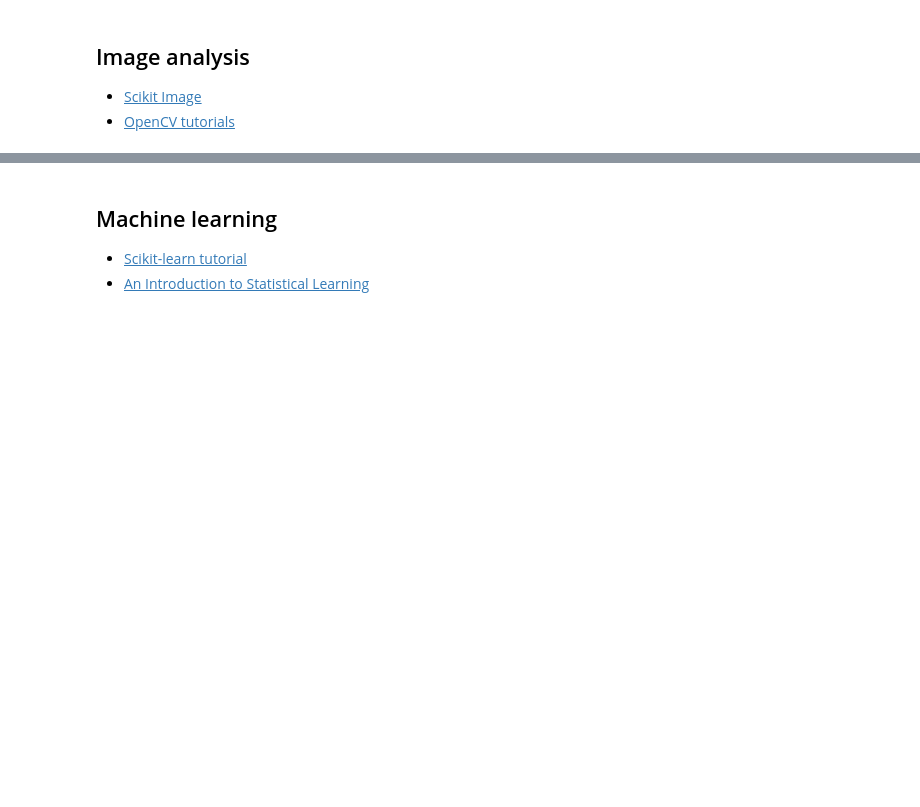
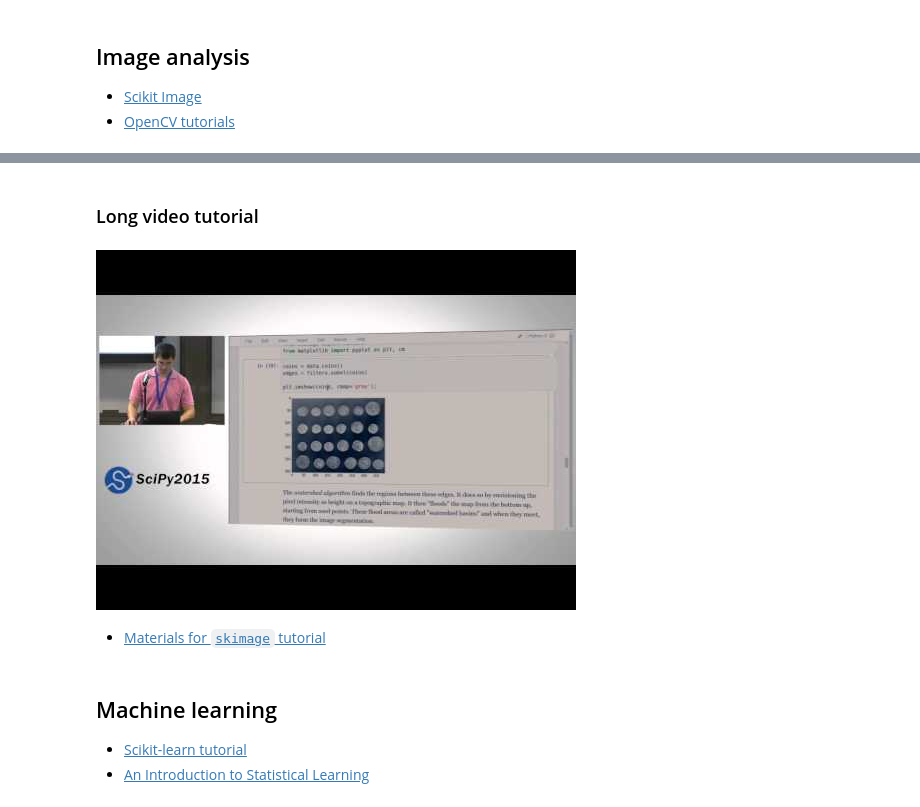
Before and after one commit to vsriram19/lungmap-data-plus-2016, a Jupyter notebook: notebooks/Learning Resources.ipynb, the cells around one changed output, grey strips where cells are left out. Saved outputs shown, nothing was run; the diff lists cells and outputs as text; code cells hidden in the pictures; blank space fills up the shorter version.

```diff
--- a/notebooks/Learning Resources.ipynb
+++ b/notebooks/Learning Resources.ipynb
@@ -33,3 +41,11 @@ Resources
+# %% [markdown]
+### Long video tutorial
+# %%
+YouTubeVideo("olb7R1cuzyU")
+# %% [output]
+[figure, added]
+# %% [markdown]
+- [Materials for `skimage` tutorial](https://github.com/scikit-image/skimage-tutorials/tree/master/2015-scipy)
 # %% [markdown]
 ## Machine learning
 
```
Also changed, not shown: parts of 5 cells of this notebook.
